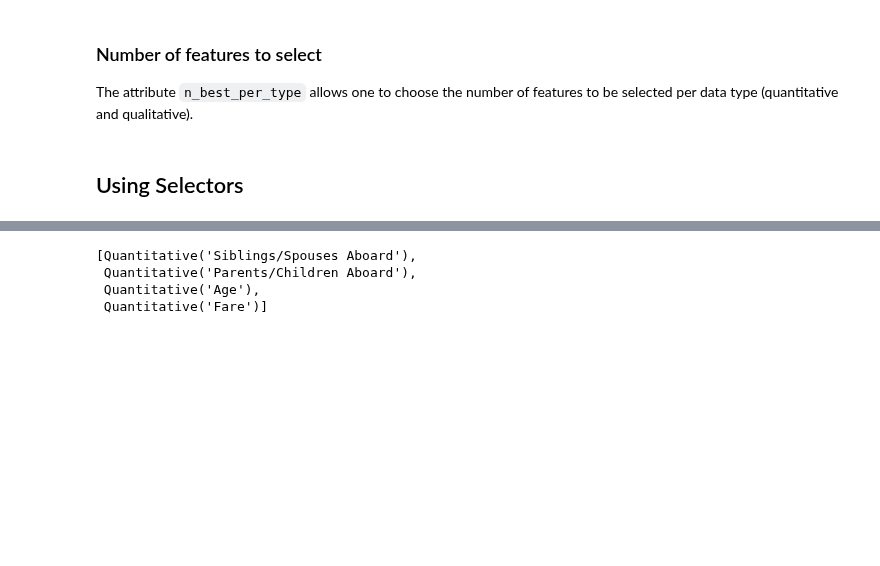
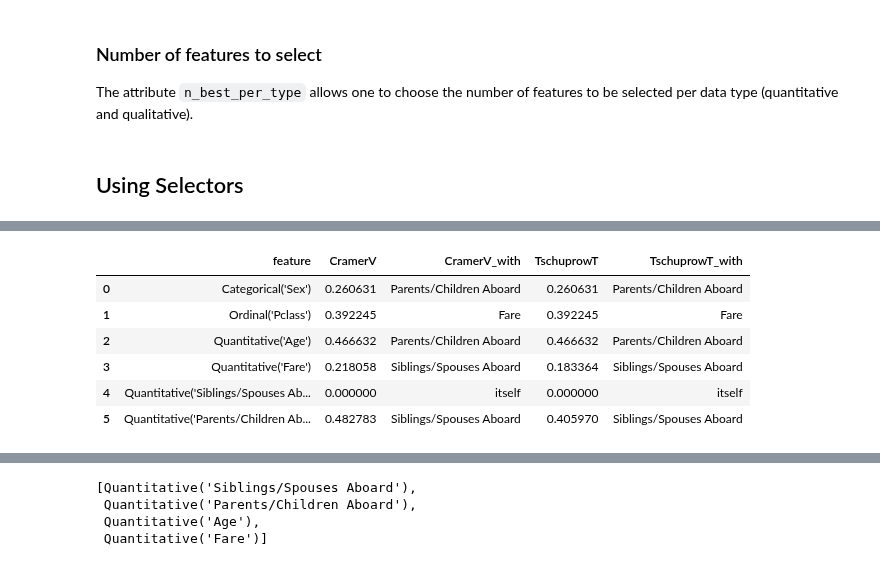
Before and after one commit to mdefrance/AutoCarver, a Jupyter notebook: docs/source/examples/Carvers/BinaryClassification/binary_classification_example.ipynb, the cells around one changed output, grey strips where cells are left out. Drawn from its saved outputs; the diff is of its cells as text; code cells hidden in the pictures; blank space fills up the shorter version.

```diff
--- a/docs/source/examples/Carvers/BinaryClassification/binary_classification_example.ipynb
+++ b/docs/source/examples/Carvers/BinaryClassification/binary_classification_example.ipynb
@@ -385,0 +448,10 @@ best_features = feature_selector.select(train_set_processed, train_set_processed
+# %%
+format_ranked_features(features, "Target")[1]
+# %% [output]
+|  | feature | CramerV | CramerV_with | TschuprowT | TschuprowT_with |
+| 0 | Categorical('Sex') | 0.260631 | Parents/Children Aboard | 0.260631 | Parents/Children Aboard |
+| 1 | Ordinal('Pclass') | 0.392245 | Fare | 0.392245 | Fare |
+| 2 | Quantitative('Age') | 0.466632 | Parents/Children Aboard | 0.466632 | Parents/Children Aboard |
+| 3 | Quantitative('Fare') | 0.218058 | Siblings/Spouses Aboard | 0.183364 | Siblings/Spouses Aboard |
+| 4 | Quantitative('Siblings/Spouses Ab... | 0.000000 | itself | 0.000000 | itself |
+| 5 | Quantitative('Parents/Children Ab... | 0.482783 | Siblings/Spouses Aboard | 0.405970 | Siblings/Spouses Aboard |
```
Also changed, not shown: parts of 9 cells of this notebook, 7 other files.
